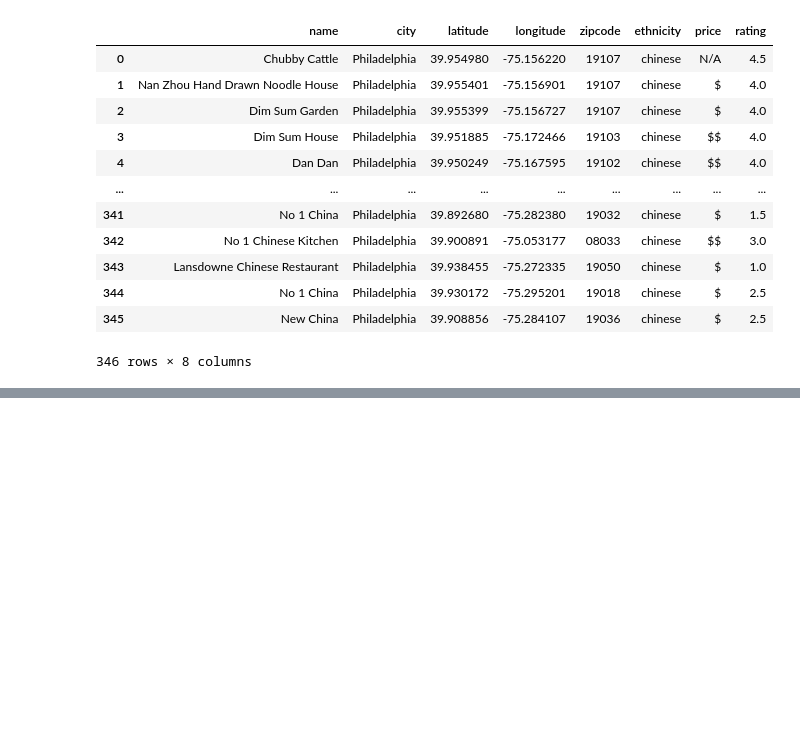
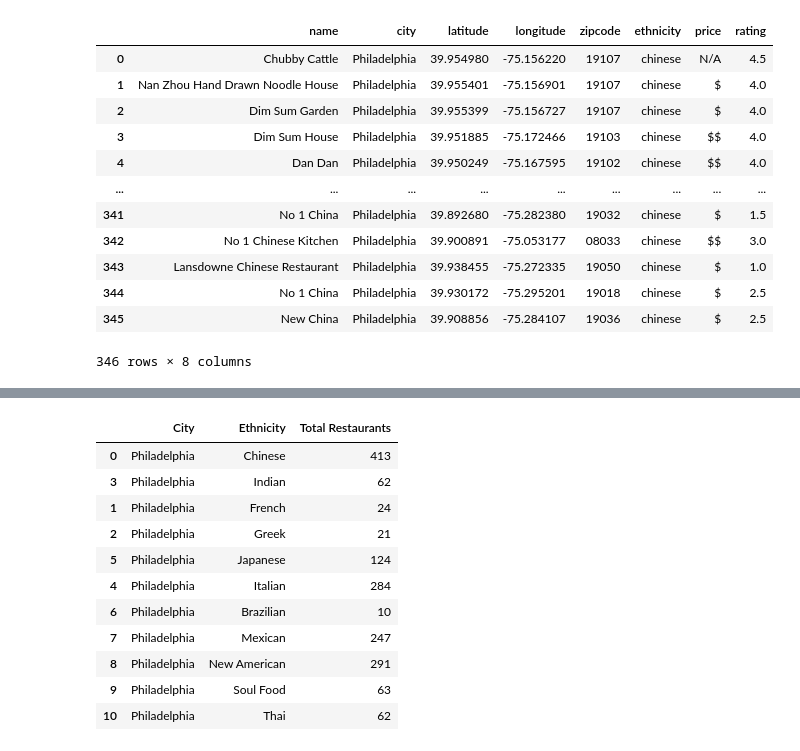
Before and after one commit to DPintacasi/teamcobra_project1, a Jupyter notebook: Scripts/yelp_philadelphia_extract.ipynb, the cells around one changed output, grey strips where cells are left out. Cells and saved outputs as stored; diff of their text form; code cells hidden in the pictures; blank space fills up the shorter version.

```diff
--- a/Scripts/yelp_philadelphia_extract.ipynb
+++ b/Scripts/yelp_philadelphia_extract.ipynb
@@ -962,0 +529,13 @@ philly_responses = [philadelphia_chinese1,
+# %%
+#brazilian
+API_HOST = 'https://api.yelp.com/v3/businesses/search'
+headers = {'Authorization': 'Bearer %s' % yelp_key}
+params={'term':'restaurants','location':'Philadelphia', 'categories':'brazilian' }
+
+philadelphia_brazilian = requests.get(API_HOST,headers=headers, params=params).json()
+philadelphia_brazilian["Ethnicity"]="brazilian"
+philly_ethnic_totals.loc[6, 'City'] = 'Philadelphia'
+philly_ethnic_totals.loc[6, 'Ethnicity'] = 'Brazilian'
+philly_ethnic_totals.loc[6, 'Total Restaurants'] = (philadelphia_brazilian["total"])
+
+philadelphia_brazilian
@@ -962,0 +560,12 @@ philly_responses = [philadelphia_chinese1,
+# %%
+#mexican
+API_HOST = 'https://api.yelp.com/v3/businesses/search'
+headers = {'Authorization': 'Bearer %s' % yelp_key}
+params={'term':'restaurants','location':'Philadelphia', 'categories':'mexican' }
+
+philadelphia_mexican1 = requests.get(API_HOST,headers=headers, params=params).json()
+philadelphia_mexican1["Ethnicity"]="mexican"
+philly_ethnic_totals.loc[7, 'City'] = 'Philadelphia'
+philly_ethnic_totals.loc[7, 'Ethnicity'] = 'Mexican'
+philly_ethnic_totals.loc[7, 'Total Restaurants'] = (philadelphia_mexican1["total"])
+philly_ethnic_totals
@@ -962,0 +709,25 @@ philly_responses = [philadelphia_chinese1,
+# %%
+#thai
+API_HOST = 'https://api.yelp.com/v3/businesses/search'
+headers = {'Authorization': 'Bearer %s' % yelp_key}
+params={'term':'restaurants','location':'Philadelphia', 'categories':'thai' }
+
+philadelphia_thai1 = requests.get(API_HOST,headers=headers, params=params).json()
+philadelphia_thai1["Ethnicity"]="thai"
+philly_ethnic_totals.loc[10, 'City'] = 'Philadelphia'
+philly_ethnic_totals.loc[10, 'Ethnicity'] = 'Thai'
+philly_ethnic_totals.loc[10, 'Total Restaurants'] = (philadelphia_thai["total"])
+philly_ethnic_totals
+# %% [output]
+|  | City | Ethnicity | Total Restaurants |
+| 0 | Philadelphia | Chinese | 413 |
+| 3 | Philadelphia | Indian | 62 |
+| 1 | Philadelphia | French | 24 |
+| 2 | Philadelphia | Greek | 21 |
+| 5 | Philadelphia | Japanese | 124 |
+| 4 | Philadelphia | Italian | 284 |
+| 6 | Philadelphia | Brazilian | 10 |
+| 7 | Philadelphia | Mexican | 247 |
+| 8 | Philadelphia | New American | 291 |
+| 9 | Philadelphia | Soul Food | 63 |
+| 10 | Philadelphia | Thai | 62 |
```
Also changed, not shown: parts of 64 cells of this notebook.
